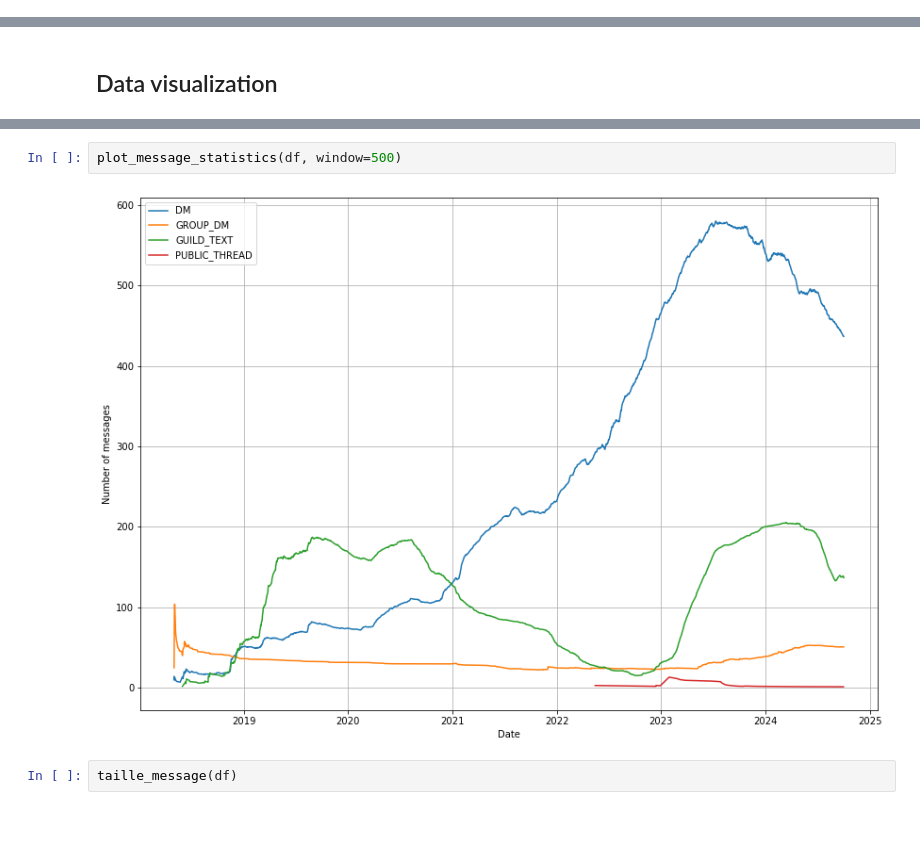
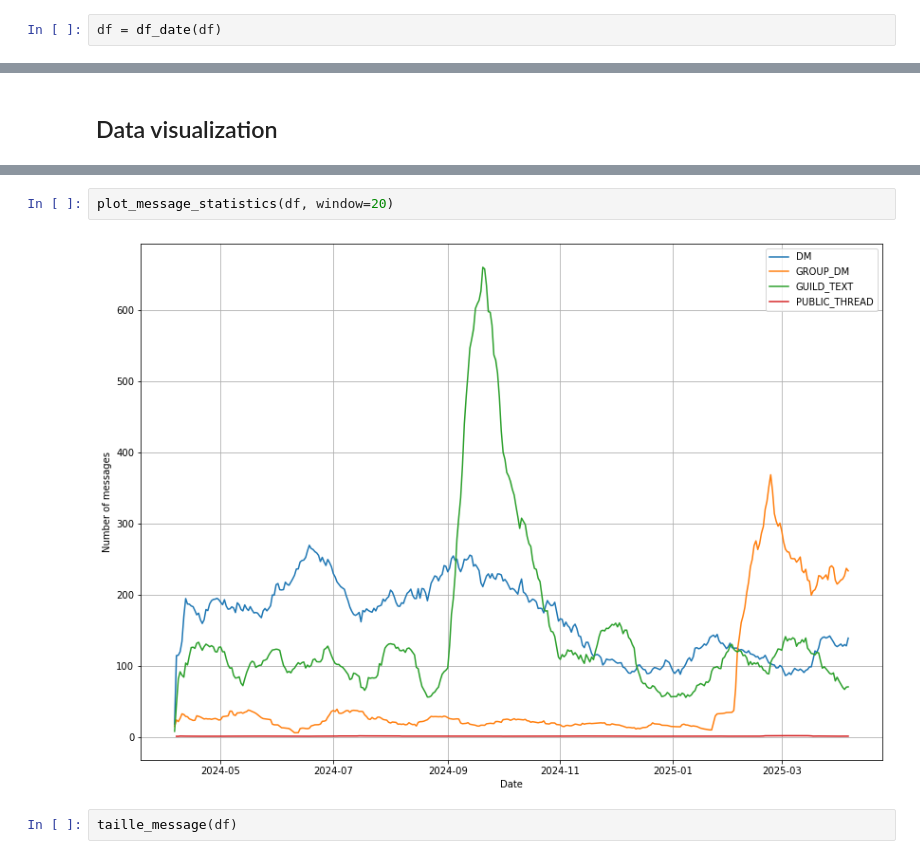
Before and after one commit to bloonsboy/discordboy, a Jupyter notebook: data_discord.ipynb, the cells around one changed output, grey strips where cells are left out. Cells and saved outputs as stored; diff of their text form; blank space fills up the shorter version.

```diff
--- a/data_discord.ipynb
+++ b/data_discord.ipynb
@@ -46,3 +45,5 @@ df.to_csv(f"{package_name[:-4]}_messages.csv", index=False)
+# %%
+df = df_date(df)
 # %% [markdown]
 Remove mudae channels
 # %%
@@ -93,7 +102,7 @@ plot_message_statistics(df, window=50, type="character")
 # %%
-plot_message_statistics(df, window=500)
+plot_message_statistics(df, window=20)
 # %% [output]
-[figure, old version]
+[figure, new version]
 # %%
 taille_message(df)
 # %%
```
Also changed, not shown: parts of 8 cells of this notebook, 2 other files.
